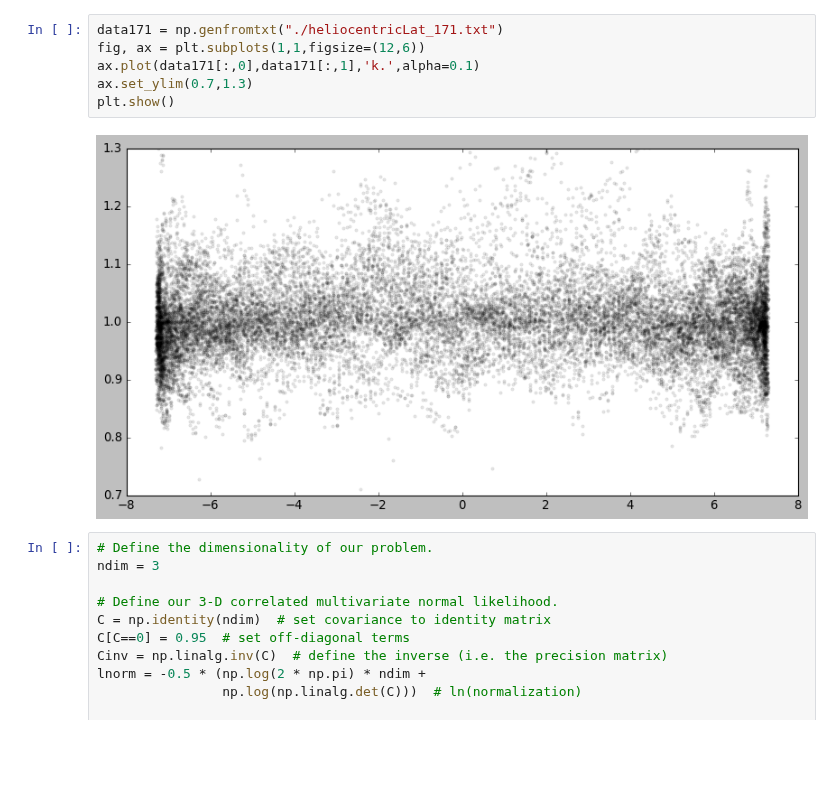
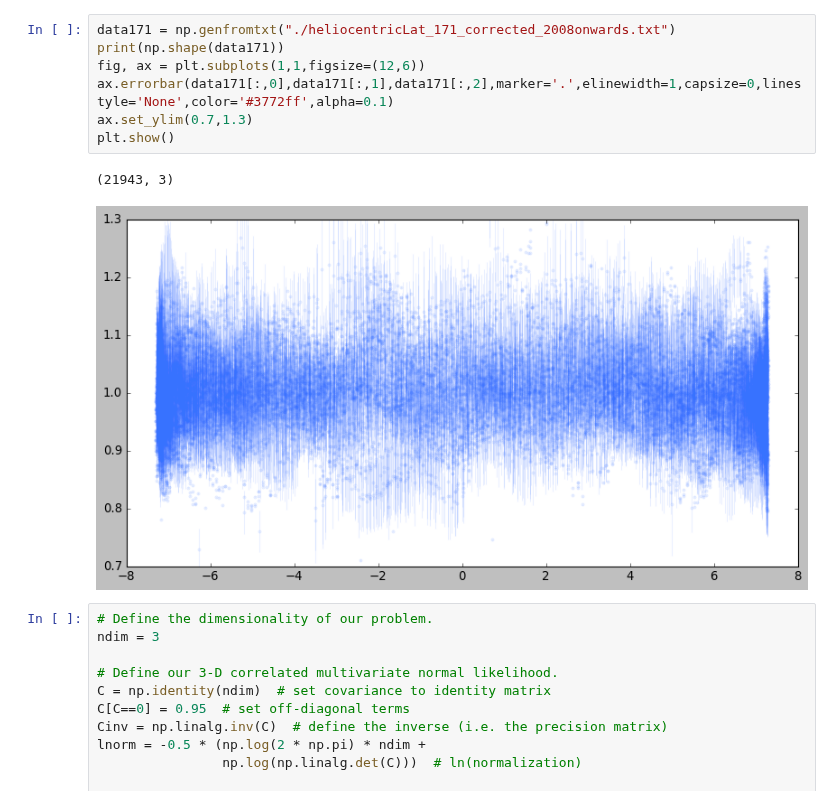
Before and after one commit to esandford/archivalSOHO, a Jupyter notebook: data/fitHeliocentricLatCurve.ipynb, the cells around one changed output. Drawn from its saved outputs; the diff is of its cells as text; blank space fills up the shorter version.

```diff
--- a/data/fitHeliocentricLatCurve.ipynb
+++ b/data/fitHeliocentricLatCurve.ipynb
@@ -47,11 +44,13 @@ The autoreload extension is already loaded. To reload it, use:
 # %%
-data171 = np.genfromtxt("./heliocentricLat_171.txt")
+data171 = np.genfromtxt("./heliocentricLat_171_corrected_2008onwards.txt")
+print(np.shape(data171))
 fig, ax = plt.subplots(1,1,figsize=(12,6))
-ax.plot(data171[:,0],data171[:,1],'k.',alpha=0.1)
+ax.errorbar(data171[:,0],data171[:,1],data171[:,2],marker='.',elinewidth=1,capsize=0,linestyle='None',color='#3772ff',alpha=0.1)
 ax.set_ylim(0.7,1.3)
 plt.show()
 # %% [output]
+(21943, 3)
-[figure, old version]
+[figure, new version]
 # %%
 # Define the dimensionality of our problem.
 ndim = 3
```
Also changed, not shown: parts of 3 cells of this notebook, 9 other files.
